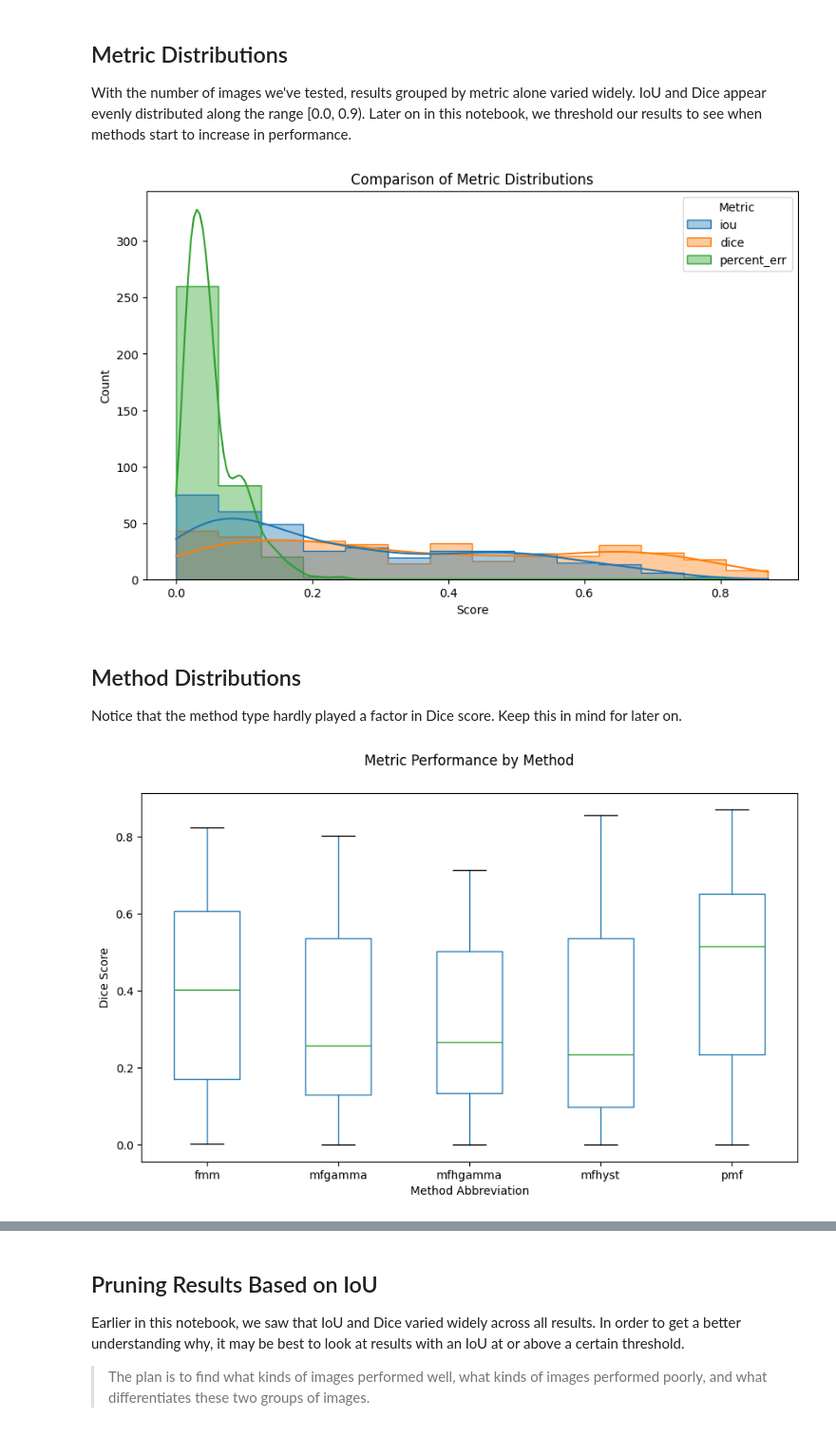
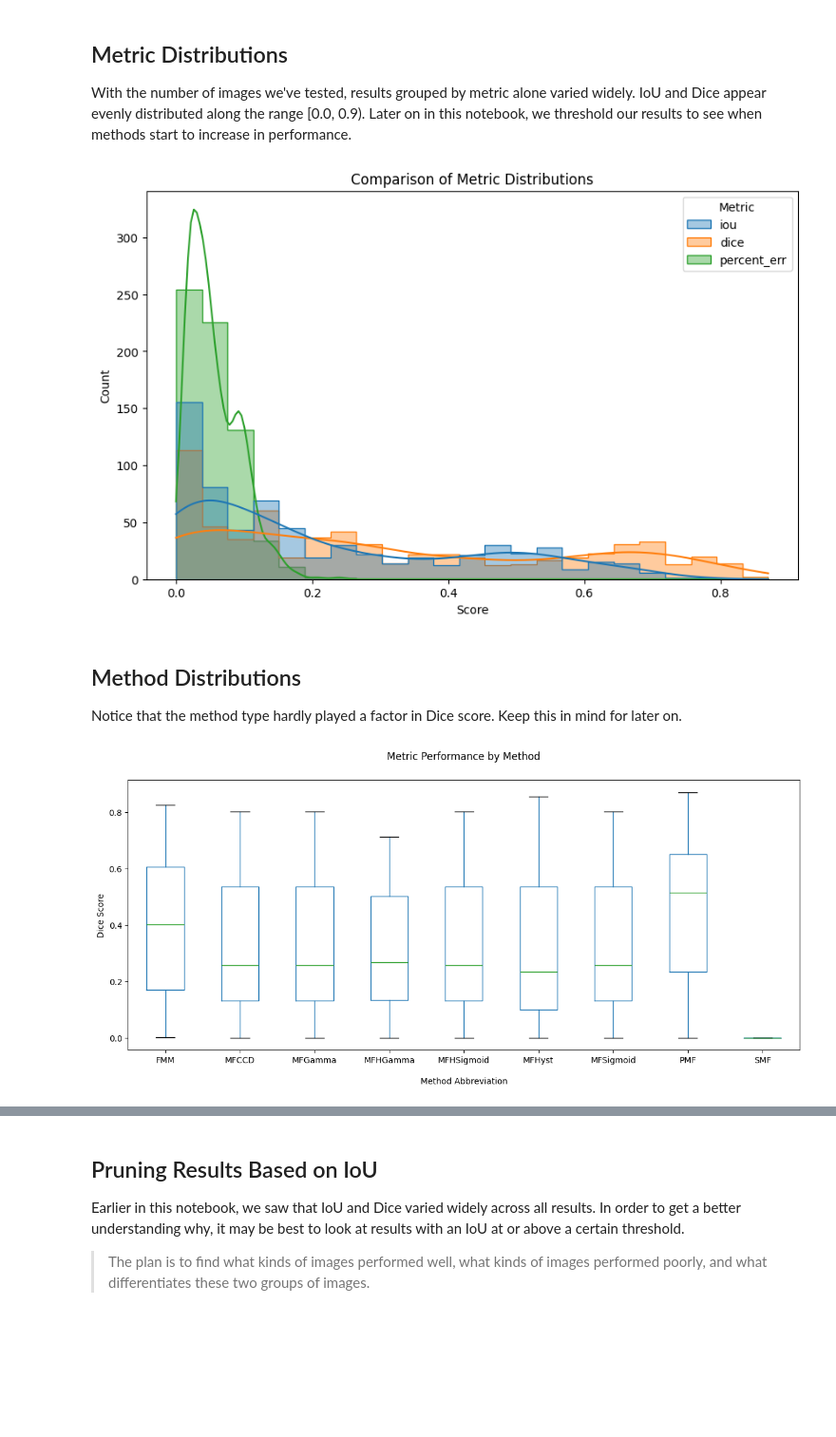
Before and after one commit to KokonutGamer/natural-gas-ndt-analysis, a Jupyter notebook: research/segmentation_metrics_benchmarking.ipynb, the cells around one changed output, grey strips where cells are left out. Shown at 95% size. Saved outputs shown, nothing was run; the diff lists cells and outputs as text; code cells hidden in the pictures; blank space fills up the shorter version.

```diff
--- a/research/segmentation_metrics_benchmarking.ipynb
+++ b/research/segmentation_metrics_benchmarking.ipynb
@@ -48,23 +48,43 @@ def add_image_annotation_from_range(start: int, end: int) -> None:
 
         images[image_path] = annotation_path
 
-
+"""
+==================== SELECT IMAGES ====================
+These images were determined to be "good quality" for testing.
+"""
 add_image_annotation_from_range(20, 45)
 add_image_annotation_from_range(59, 110)
 add_image_annotation_from_range(159, 169)
 
+"""
+==================== ALL IMAGES ====================
+Entire database of images.
+"""
+# add_image_annotation_from_range(1, 169)
 
 methods = {
-    # "mfccd",
+    "mfccd",
     "mfgamma",
-    # "mfsigmoid",
+    "mfsigmoid",
     "mfhyst",
     "mfhgamma",
-    # "mfhsigmoid",
+    "mfhsigmoid",
     "fmm",
-    # "smf",
+    "smf",
     "pmf",
 }
+
+methods_to_abbr = {
+    "mfccd": "MFCCD",
+    "mfgamma": "MFGamma",
+    "mfsigmoid": "MFSigmoid",
+    "mfhyst": "MFHyst",
+    "mfhgamma": "MFHGamma",
+    "mfhsigmoid": "MFHSigmoid",
+    "fmm": "FMM",
+    "smf": "SMF",
+    "pmf": "PMF",
+}
 # %% [output]
 No file with stem 0039 exists.
 No file with stem 0040 exists.
@@ -109,6 +129,9 @@ for image_path, annotation_path in images.items():
         results.append(benchmark(image_path, annotation_path, method))
 # %%
 df = pd.DataFrame(results)
+df_abbr = df.copy()
+df_abbr["method_name"] = df_abbr["method_name"].map(methods_to_abbr)
+
 df
 # %% [output]
 |  | image_path | method_name | iou | dice | percent_err |
@@ -143,19 +166,19 @@ sns.histplot(
 plt.title("Comparison of Metric Distributions")
 plt.show()
 # %% [output]
-[figure, old version]
+[figure, new version]
 # %% [markdown]
 ## Method Distributions
 Notice that the method type hardly played a factor in Dice score. Keep this in mind for later on.
 # %%
-ax = df.boxplot(column="dice", by="method_name", figsize=(10, 6), grid=False)
+ax = df_abbr.boxplot(column="dice", by="method_name", figsize=(14, 6), grid=False)
 ax.set(title=None)
-ax.set_xlabel("Method Abbreviation")
+ax.set_xlabel("Method Abbreviation", labelpad=15)
 ax.set_ylabel("Dice Score")
 plt.suptitle("Metric Performance by Method")
 plt.show()
 # %% [output]
-[figure, old version]
+[figure, new version]
 # %%
 df.hist(bins=20, column="dice", by="method_name", figsize=(10, 6), grid=False)
 plt.show()
```
Also changed, not shown: parts of 7 cells of this notebook.
